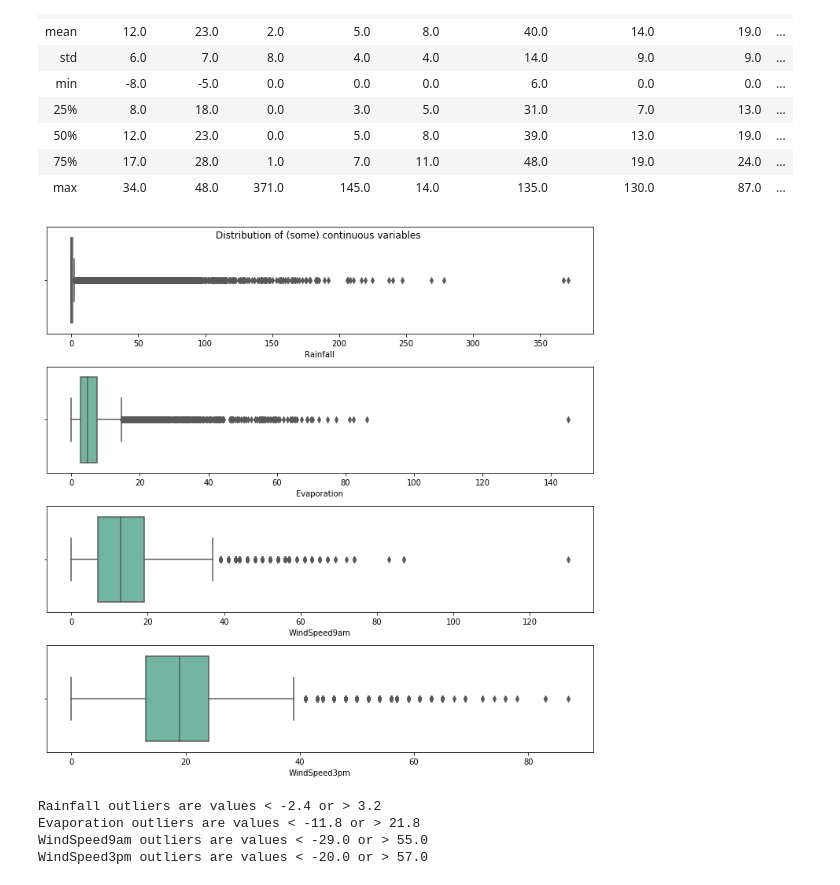
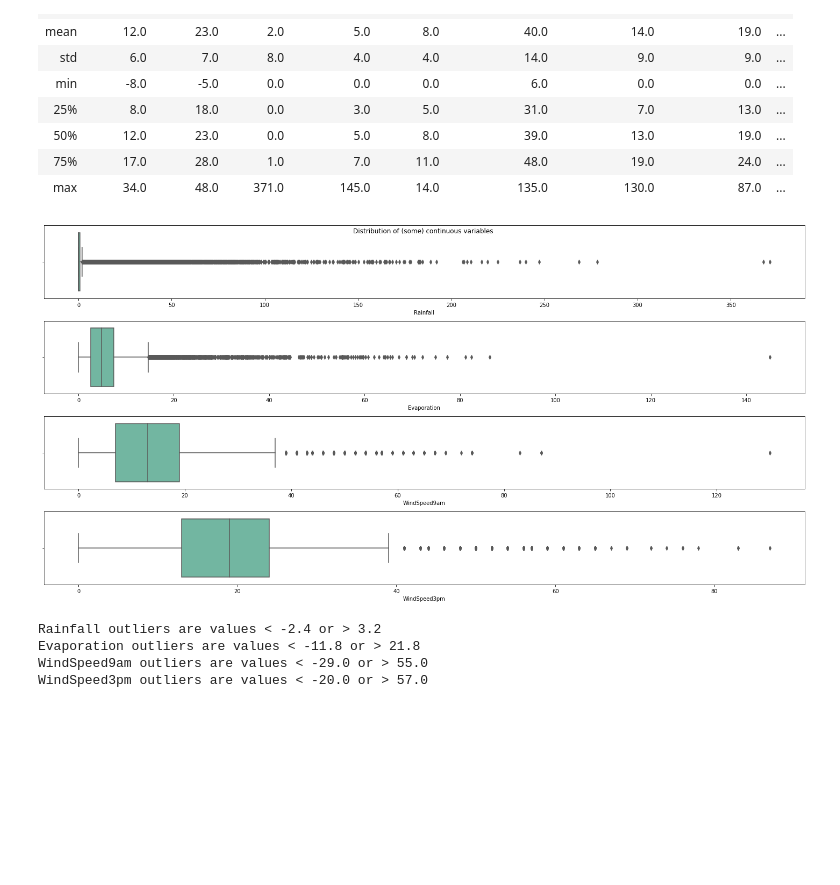
Before and after one commit to gangesh-07/CAS764, a Jupyter notebook: JupyterNotebooks/weather logistics.ipynb, the cells around one changed output. Cells and saved outputs as stored; diff of their text form; code cells hidden in the pictures; blank space fills up the shorter version.

```diff
--- a/JupyterNotebooks/weather logistics.ipynb
+++ b/JupyterNotebooks/weather logistics.ipynb
@@ -6,7 +6,7 @@ import datetime
 import matplotlib.pyplot as plt
 import seaborn as sns
 # %%
-weatherAUS_data = pd.read_csv('weatherAUS.csv')
+weatherAUS_data = pd.read_csv('C:/Users/Gangesh/Desktop/weatherAUS.csv')
 
 data = weatherAUS_data.copy()
 data.shape
@@ -324,28 +328,28 @@ var_data.describe().apply(round) # round the data to first decimal place
 | 75% | 17.0 | 28.0 | 1.0 | 7.0 | 11.0 | 48.0 | 19.0 | 24.0 | ... |
 | max | 34.0 | 48.0 | 371.0 | 145.0 | 14.0 | 135.0 | 130.0 | 87.0 | ... |
 # %%
-fig, axes = plt.subplots(4,1, figsize=(10, 10), sharey=False)
+fig, axes = plt.subplots(4,1, figsize=(20, 10), sharey=False)
 fig.suptitle('Distribution of (some) continuous variables')
 
 # Rainfall
 sns.boxplot(x= 'Rainfall', data = data, palette = 'Set2', ax = axes[0])
 axes[0].set_title("")
 
 # Evaporation
 sns.boxplot(x= 'Evaporation', data = data, palette = 'Set2', ax = axes[1])
 axes[1].set_title("")
 
 # Windspeed (9AM)
 sns.boxplot(x= 'WindSpeed9am', data = data, palette = 'Set2', ax = axes[2])
 axes[2].set_title("")
 
 # Windspeed (3PM)
 sns.boxplot(x= 'WindSpeed3pm', data = data, palette = 'Set2', ax = axes[3])
 axes[3].set_title("")
 
 plt.tight_layout()
 # %% [output]
-[figure, old version]
+[figure, new version]
 # %%
 #fig, axes = plt.subplots(4,1, figsize=(10, 10), sharey=False)
 #fig.suptitle('Distribution of (some) continuous variables')
```
Also changed, not shown: parts of 19 cells of this notebook, 2 other files.
